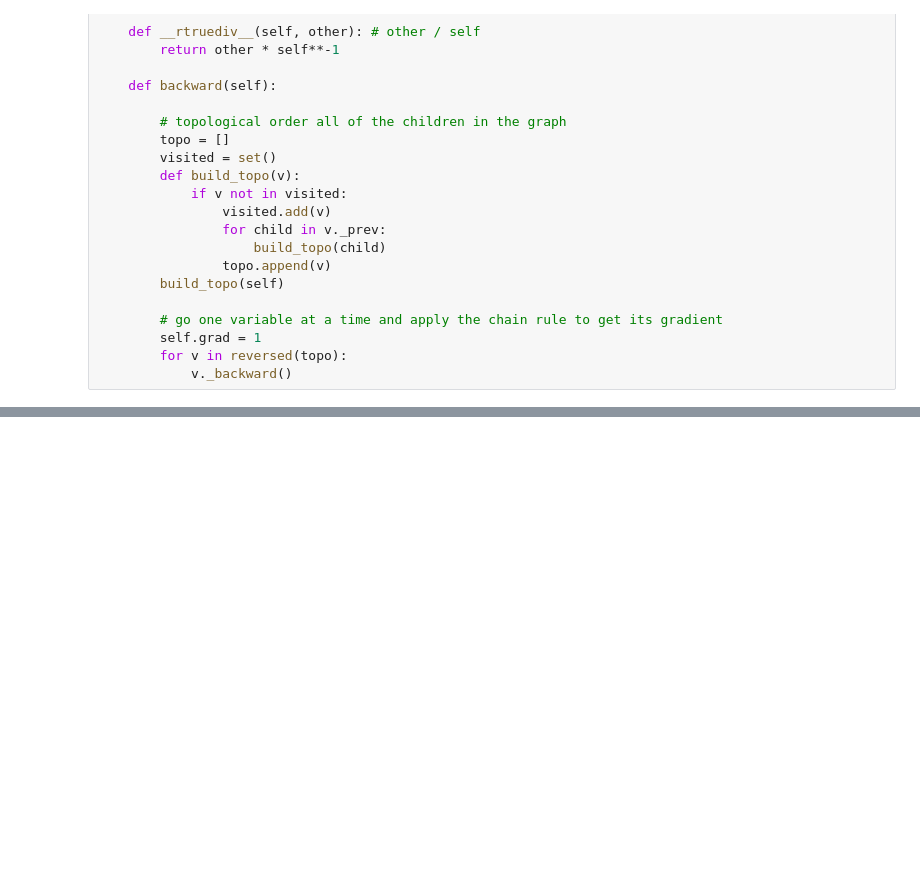
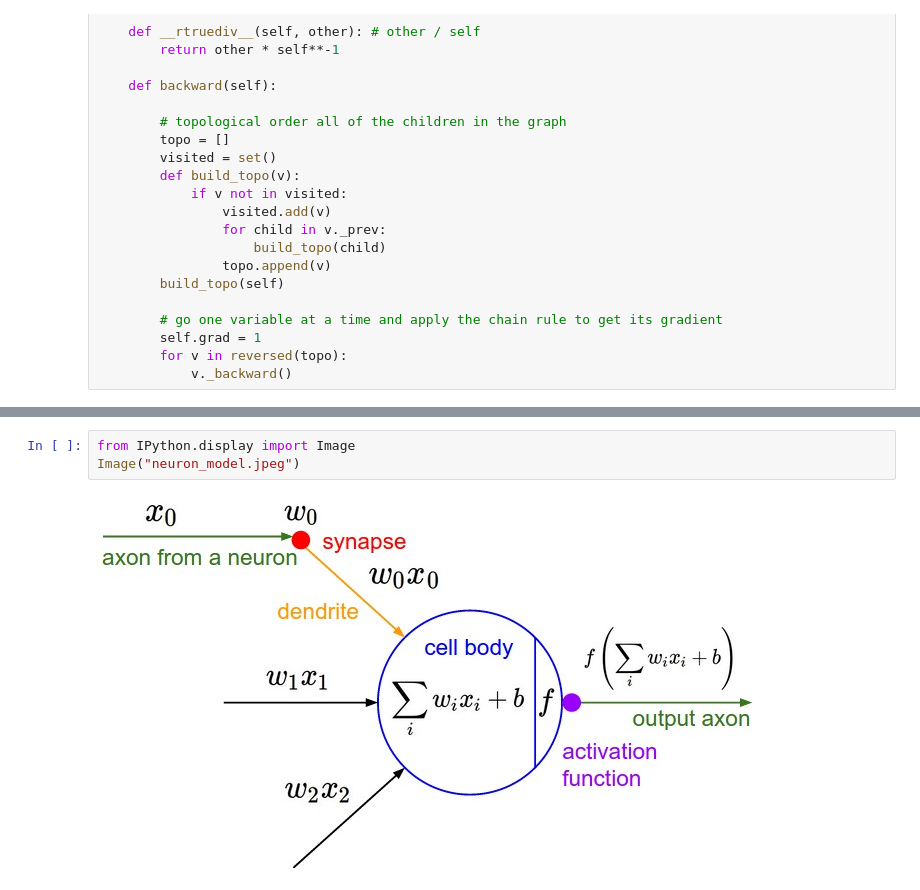
Before and after one commit to resteqs/Micrograd-implementation-by-resteqs, a Jupyter notebook: jupiter.ipynb, the cells around one changed output, grey strips where cells are left out. Drawn from its saved outputs; the diff is of its cells as text; blank space fills up the shorter version.

```diff
--- a/jupiter.ipynb
+++ b/jupiter.ipynb
@@ -187,0 +214,5 @@ draw_dot(o)
+# %%
+from IPython.display import Image
+Image("neuron_model.jpeg")
+# %% [output]
+[figure, added]
```
Also changed, not shown: parts of 14 cells of this notebook, 1 other file.
